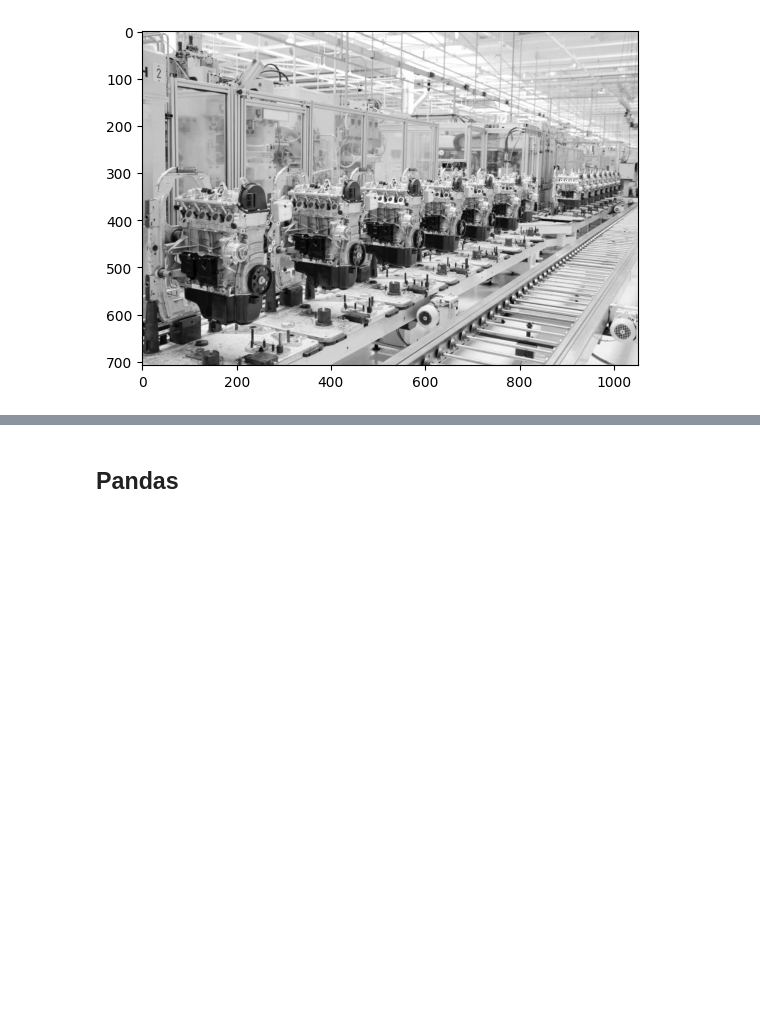
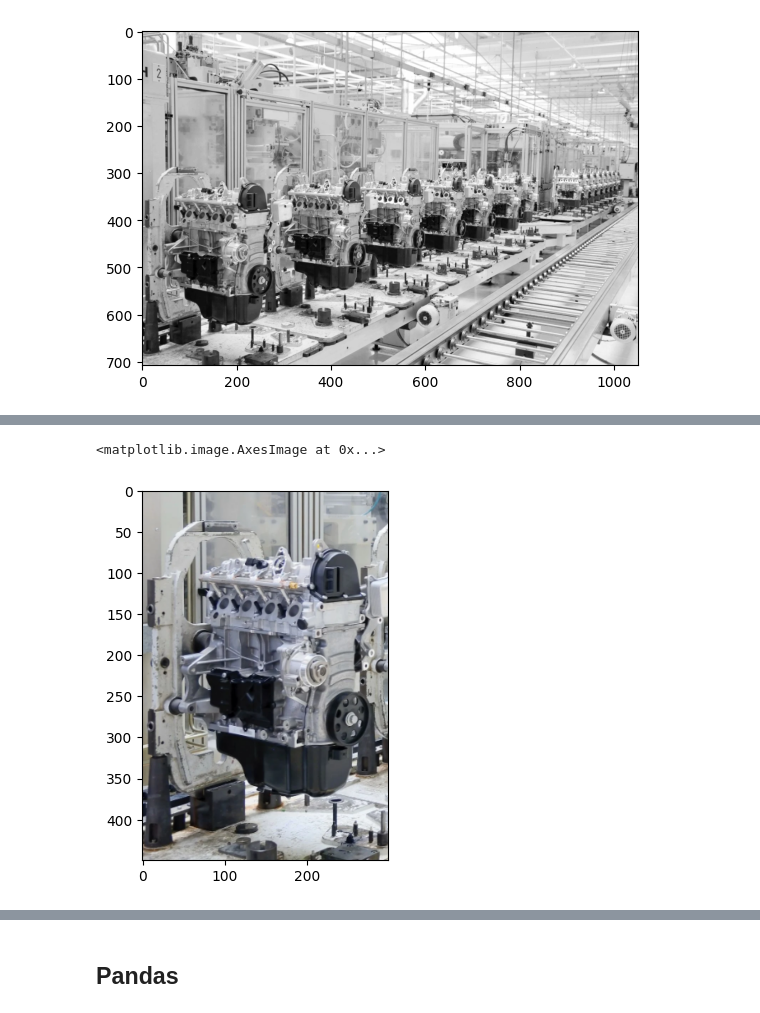
Before and after one commit to Luis-ramirez-r/predictive_maintenance, a Jupyter notebook: notebooks/Clase22.ipynb, the cells around one changed output, grey strips where cells are left out. Saved outputs shown, nothing was run; the diff lists cells and outputs as text; code cells hidden in the pictures; blank space fills up the shorter version.

```diff
--- a/notebooks/Clase22.ipynb
+++ b/notebooks/Clase22.ipynb
@@ -35,0 +38,5 @@ plt.imshow(img[:,:,0],cmap='gray')
+# %%
+plt.imshow(img[250:700,0:300 ,:] )
+# %% [output]
+<matplotlib.image.AxesImage at 0x...>
+[figure, added]
```
Also changed, not shown: parts of 15 cells of this notebook.
